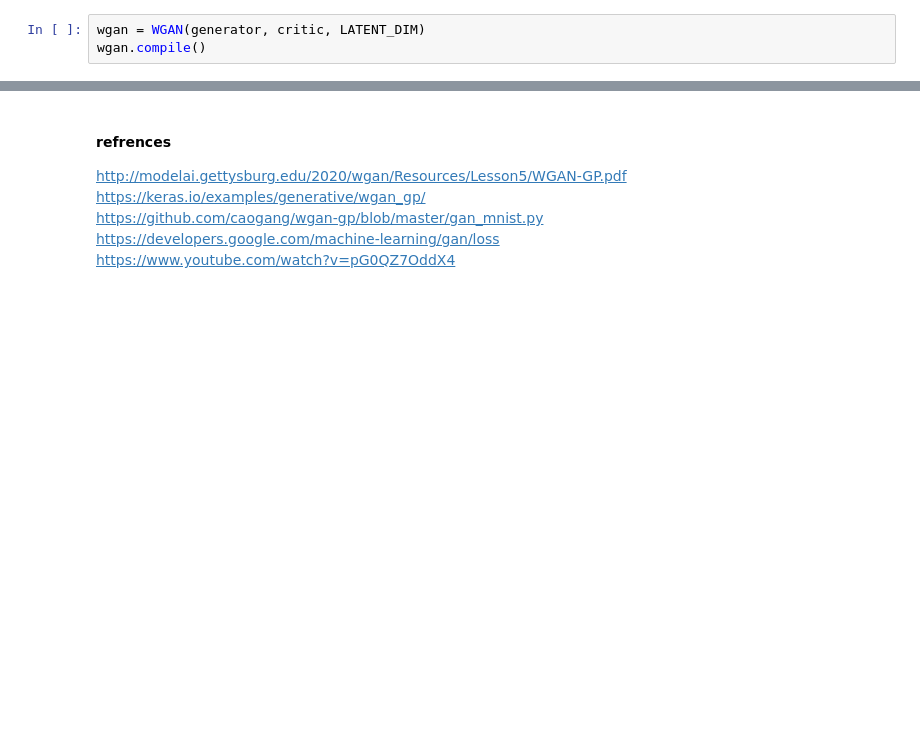
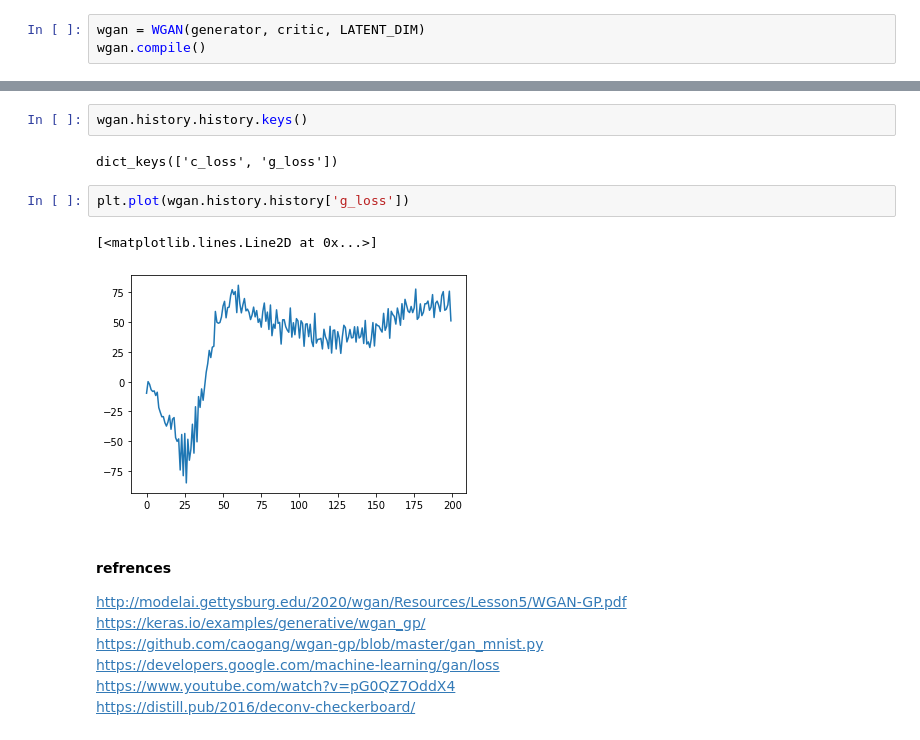
Before and after one commit to JohnStephens1/WGAN-GP, a Jupyter notebook: main.ipynb, the cells around one changed output, grey strips where cells are left out. Cells and saved outputs as stored; diff of their text form; blank space fills up the shorter version.

```diff
--- a/main.ipynb
+++ b/main.ipynb
@@ -249,3 +253,12 @@ Epoch 200/200
+# %%
+wgan.history.history.keys()
+# %% [output]
+dict_keys(['c_loss', 'g_loss'])
+# %%
+plt.plot(wgan.history.history['g_loss'])
+# %% [output]
+[<matplotlib.lines.Line2D at 0x...>]
+[figure, added]
 # %% [markdown]
 #### refrences
 http://modelai.gettysburg.edu/2020/wgan/Resources/Lesson5/WGAN-GP.pdf
@@ -253,3 +266,4 @@ https://keras.io/examples/generative/wgan_gp/
 https://github.com/caogang/wgan-gp/blob/master/gan_mnist.py
 https://developers.google.com/machine-learning/gan/loss
 https://www.youtube.com/watch?v=pG0QZ7OddX4
+https://distill.pub/2016/deconv-checkerboard/
```
Also changed, not shown: parts of 9 cells of this notebook.
